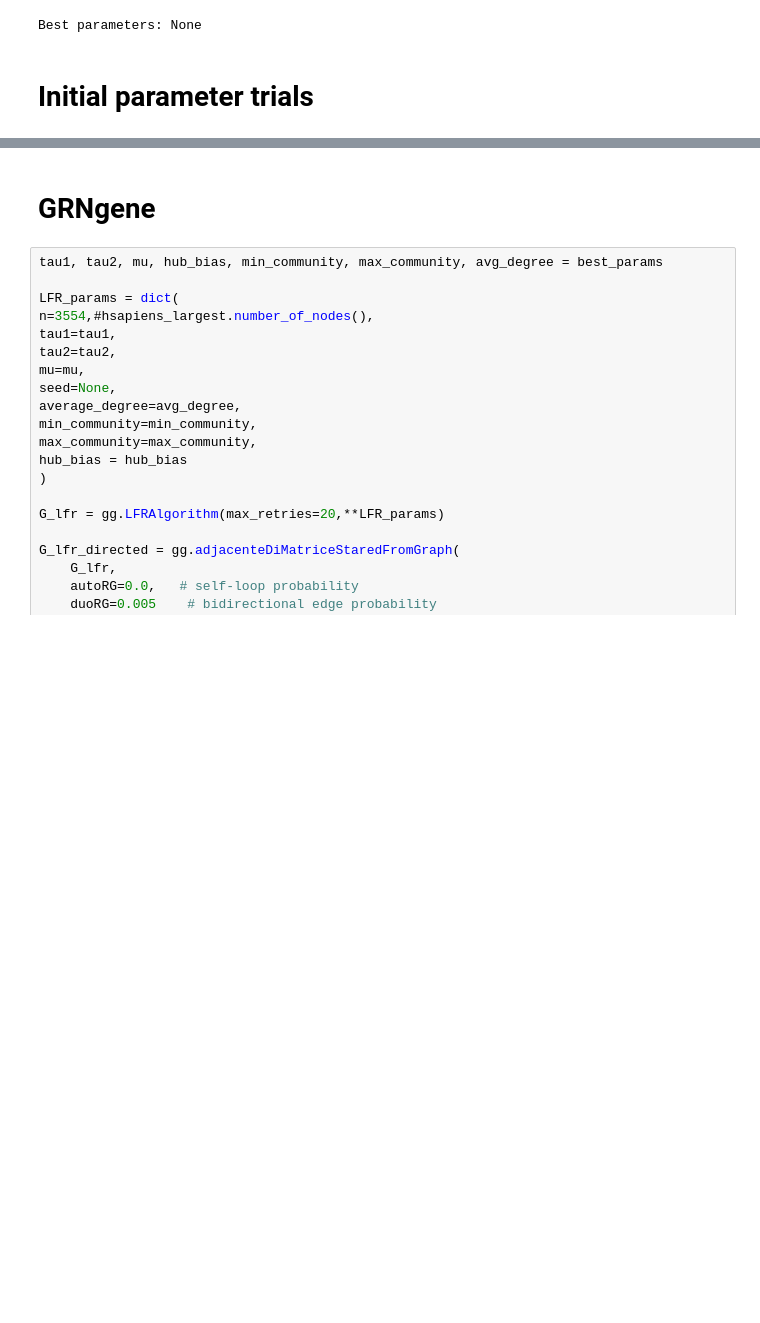
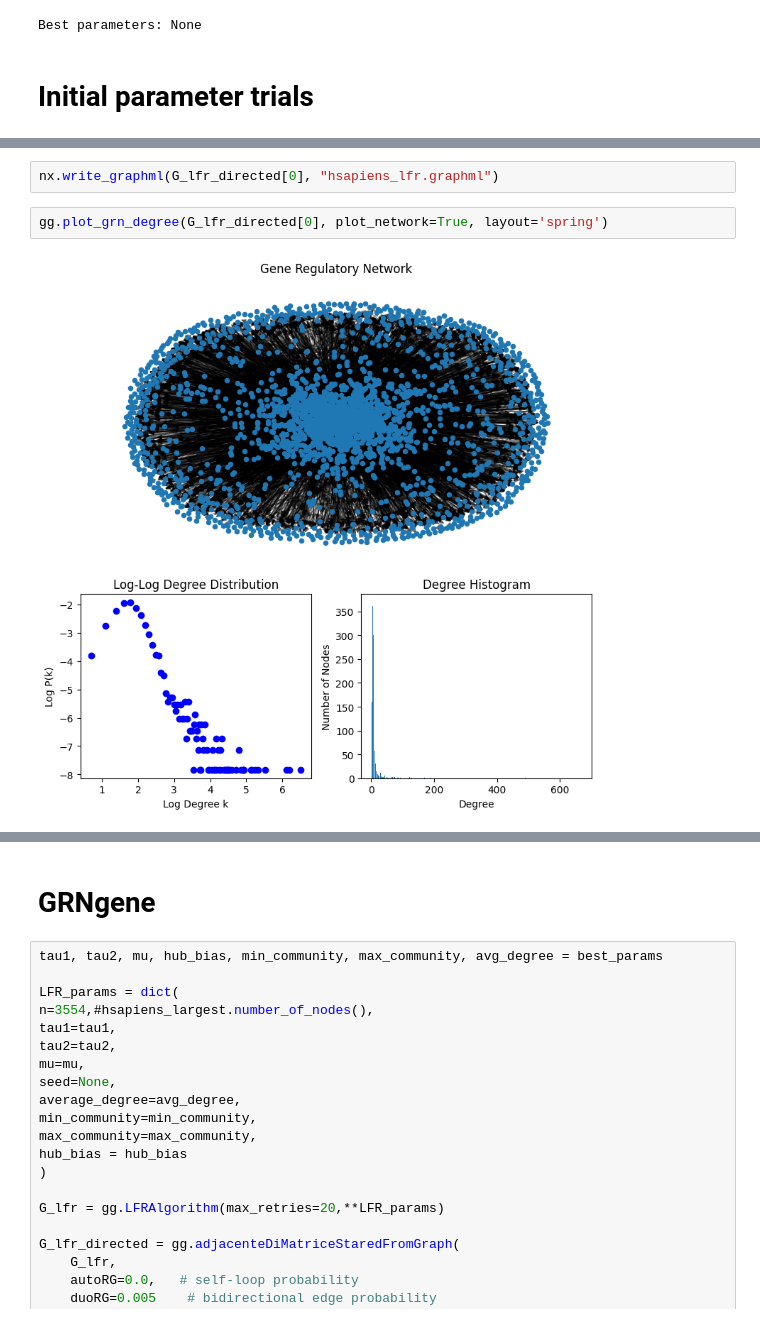
Before and after one commit to TLAlex/GRNgene, a Jupyter notebook: grngene/GRNgene/notebooks/optimization/optimization_hsapiens.ipynb, the cells around one changed output, grey strips where cells are left out. Cells and saved outputs as stored; diff of their text form; blank space fills up the shorter version.

Commit message:
human network analysis
loaded ttrust, regnetworks
generated spring visualization
comparaison of various sources

```diff
--- a/grngene/GRNgene/notebooks/optimization/optimization_hsapiens.ipynb
+++ b/grngene/GRNgene/notebooks/optimization/optimization_hsapiens.ipynb
@@ -407,3 +513,9 @@ Generation failed on attempt 3, retrying...
  'nb_nodes': 2539,
  'strongly_connected': False,
  'weakly_connected': True}
+# %%
+nx.write_graphml(G_lfr_directed[0], "hsapiens_lfr.graphml")
+# %%
+gg.plot_grn_degree(G_lfr_directed[0], plot_network=True, layout='spring')
+# %% [output]
+[figure, added]
```
Also changed, not shown: parts of 5 cells of this notebook, 15 other files.
